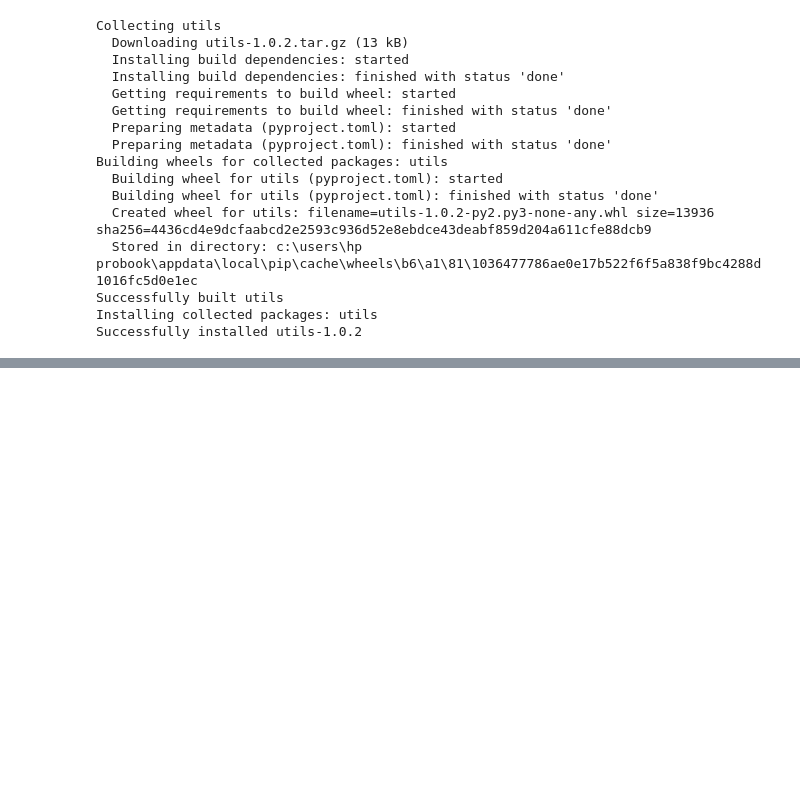
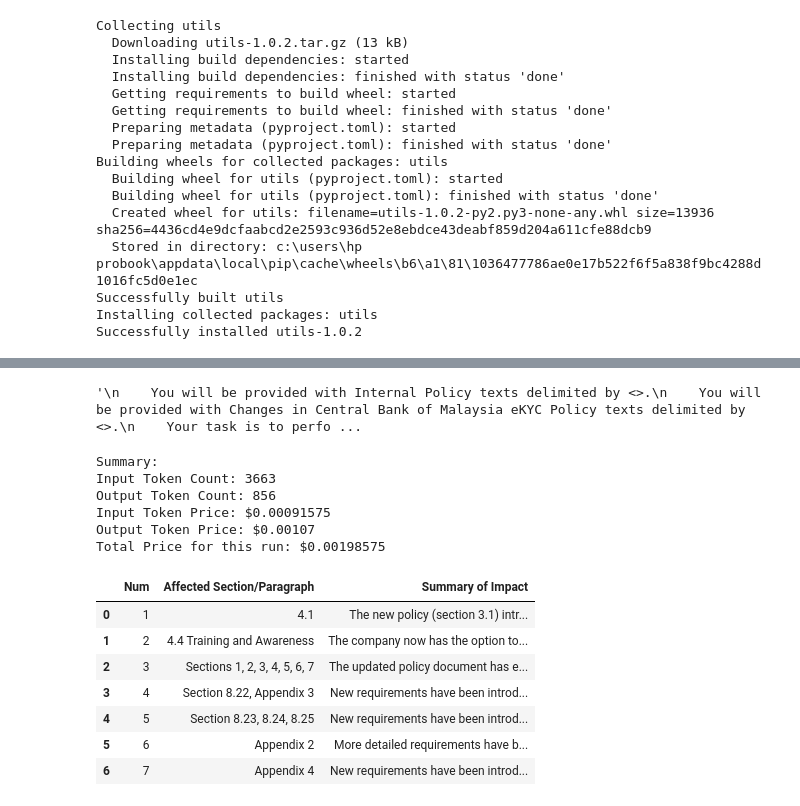
Before and after one commit to Pitruder/Lurim-ai-tinkerer-kl-four-hackathon, a Jupyter notebook: src/Amazon_Bedrock_Regulatory_Compliance.ipynb, the cells around one changed output, grey strips where cells are left out. Cells and saved outputs as stored; diff of their text form; code cells hidden in the pictures; blank space fills up the shorter version.

```diff
--- a/src/Amazon_Bedrock_Regulatory_Compliance.ipynb
+++ b/src/Amazon_Bedrock_Regulatory_Compliance.ipynb
@@ -893,0 +331,26 @@ It is important to note that the specific updates required may vary based on the
+# %%
+price_per_1000_token={'Region':
+           {
+               'Asia Pacific (Sydney)':
+                {'Anthropic':
+                     {'Claude 3 Sonnet':
+                          {'input':0.003,
+                           'output':0.015
+                          },
+                      'Claude 3 Haiku':
+                          {'input':0.00025,
+                           'output':0.00125
+                          }
+                     }
+                }
+           ,
+               'US East (N. Virginia)':
+                    {'Amazon':
+                         {'Amazon Titan Text Premier':
+                              {'input':0.0005,
+                               'output':0.0015
+                              }
+                         }
+                    }
+          }
+                     }
@@ -893,0 +861,13 @@ It is important to note that the specific updates required may vary based on the
+# %%
+prompt
+# %% [output]
+'\n    You will be provided with Internal Policy texts delimited by <>.\n    You will be provided with Changes in Central Bank of Malaysia eKYC Policy texts delimited by <>.\n    Your task is to perfo ...
+# %%
+output_file = "haiku_1.2.txt"
+model_name= "Claude 3 Haiku"
+model_id="anthropic.claude-3-haiku-20240307-v1:0"
+# aws_default_region = 'ap-southeast-2'
+# aws_default_region = 'ap-northeast-2'
+# aws_default_region = 'ap-northeast-1'
+aws_default_region = 'ap-south-1'
+# aws_default_region = 'us-east-1'
@@ -893,0 +881,22 @@ It is important to note that the specific updates required may vary based on the
+# %%
+output = show_output_claude(file=output_file,model_name=model_name)
+# %% [output]
+Summary:
+Input Token Count: 3663
+Output Token Count: 856
+Input Token Price: $0.00091575
+Output Token Price: $0.00107
+Total Price for this run: $0.00198575
+# %%
+from IPython.display import display, HTML
+# Convert DataFrame to HTML with a DataTable for interactive scrolling
+display(HTML(output.to_html()))
+# %% [output]
+|  | Num | Affected Section/Paragraph | Summary of Impact |
+| 0 | 1 | 4.1 | The new policy (section 3.1) intr... |
+| 1 | 2 | 4.4 Training and Awareness | The company now has the option to... |
+| 2 | 3 | Sections 1, 2, 3, 4, 5, 6, 7 | The updated policy document has e... |
+| 3 | 4 | Section 8.22, Appendix 3 | New requirements have been introd... |
+| 4 | 5 | Section 8.23, 8.24, 8.25 | New requirements have been introd... |
+| 5 | 6 | Appendix 2 | More detailed requirements have b... |
+| 6 | 7 | Appendix 4 | New requirements have been introd... |
```
Also changed, not shown: parts of 139 cells of this notebook.
